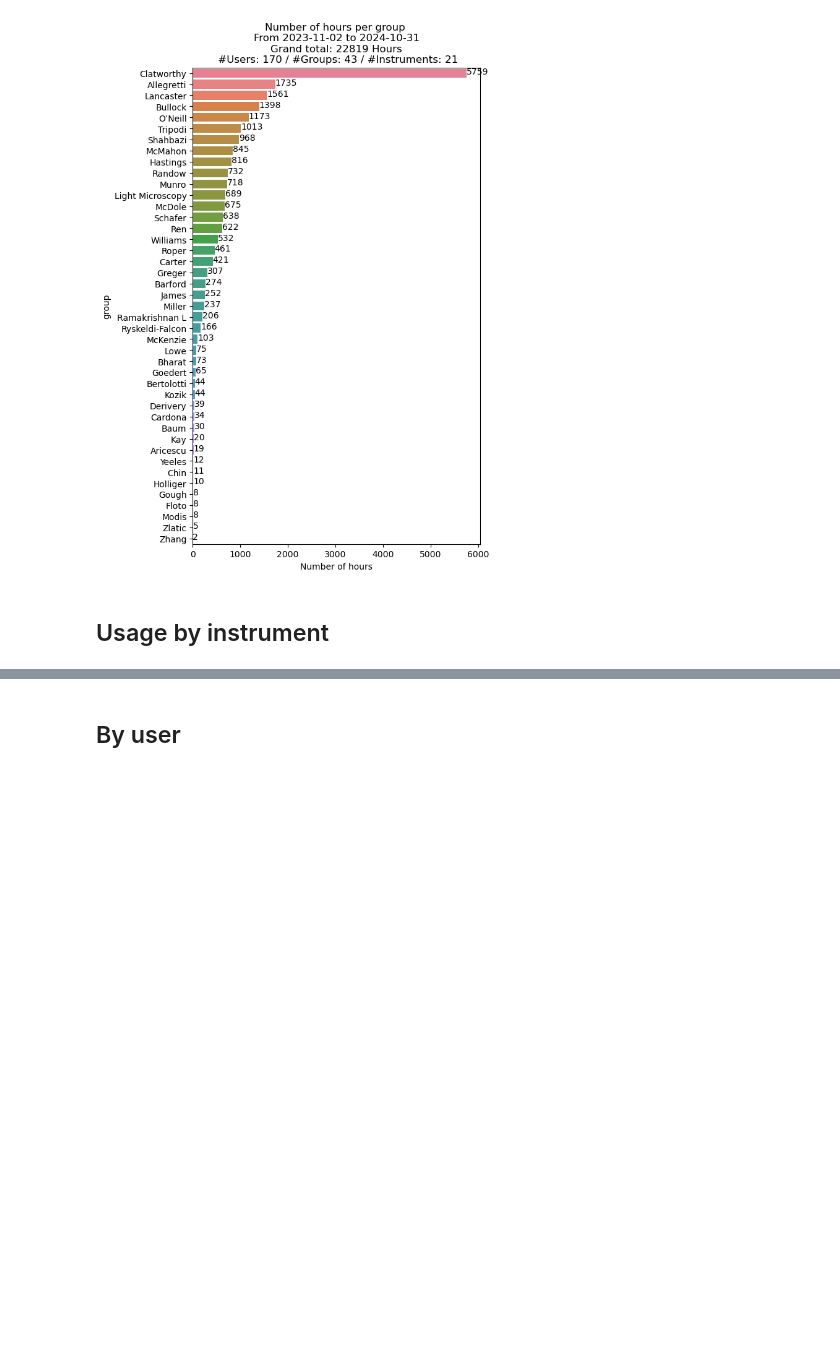
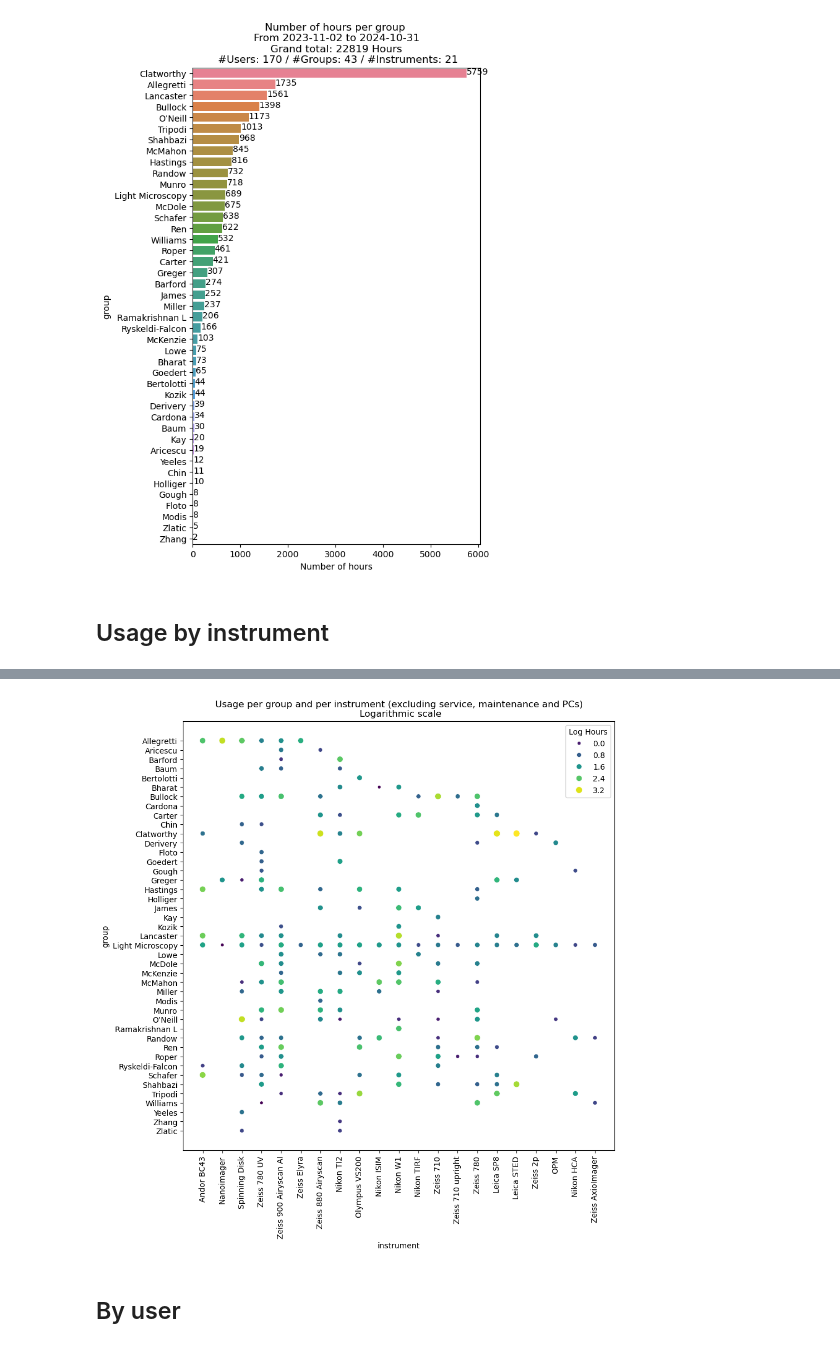
Before and after one commit to jboulanger/UsageStats, a Jupyter notebook: 2_Create report.ipynb, the cells around one changed output, grey strips where cells are left out. Drawn from its saved outputs; the diff is of its cells as text; code cells hidden in the pictures; blank space fills up the shorter version.

```diff
--- a/2_Create report.ipynb
+++ b/2_Create report.ipynb
@@ -149,16 +148,18 @@ plt.savefig(folder/'hours-per-instruments.pdf',pad_inches=1.2,bbox_inches='tight
 # %%
 import math
 #bookings.groupby(['Group','Instrument'], as_index=False)['Hours'].agg('sum').pivot(index="Group",columns="Instrument",values='Hours').fillna(0).to_csv('usage-per-group-per-instrument.csv')
 f,x = plt.subplots(figsize=(10,10))
-tmp = bookings.groupby(['Group','Instrument'], as_index=False)['Hours'].agg('sum')
-tmp['Hours'] = [math.log10(x) for x in tmp['Hours']]
+tmp = bookings.groupby(['group','instrument'], as_index=False)['hours'].agg('sum')
+tmp['hours'] = [math.log10(x) for x in tmp['hours']]
 cmap = sns.color_palette("viridis", as_cmap=True)
 #order = tmp.groupby('Group').agg(time=('Hours',sum)).sort_values('time',ascending=False).index.values
-sns.scatterplot(data=tmp, x='Instrument', y='Group', size='Hours', hue='Hours',palette=cmap)
+sns.scatterplot(data=tmp, x='instrument', y='group', size='hours', hue='hours',palette=cmap)
 plt.xticks(rotation=90)
-plt.title('Usage per Group and per Instrument (excluding service, maintenance and PCs)\n Logarithmic scale')
+plt.title('Usage per group and per instrument (excluding service, maintenance and PCs)\n Logarithmic scale')
 plt.legend(title="Log Hours")
 plt.savefig(folder/'usage-per-group-per-instrument.pdf',pad_inches=1.2,bbox_inches='tight')
+# %% [output]
+[figure, added]
 # %% [markdown]
 ## By user
 # %%
```
Also changed, not shown: parts of 4 cells of this notebook, 5 other files.
